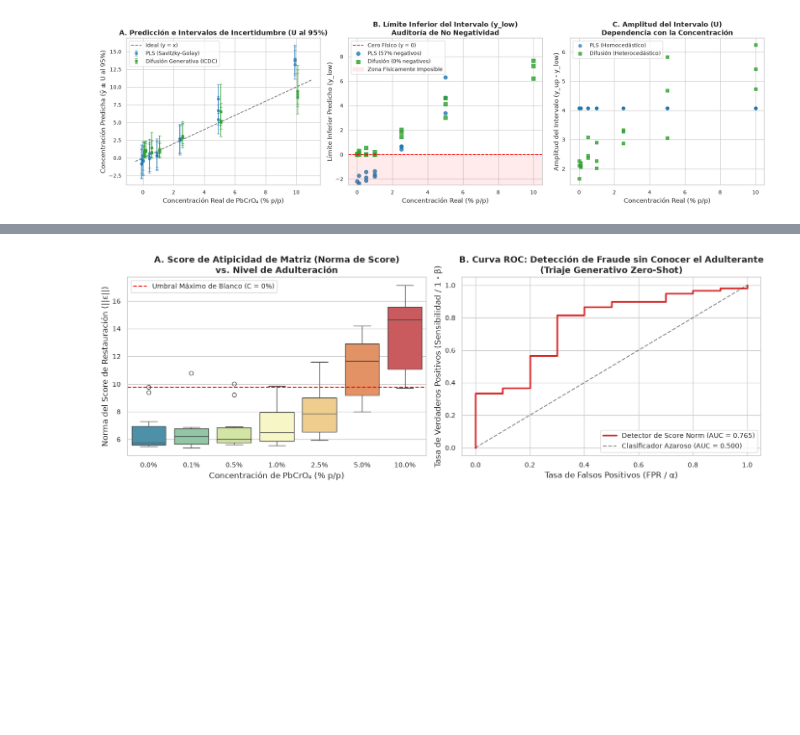
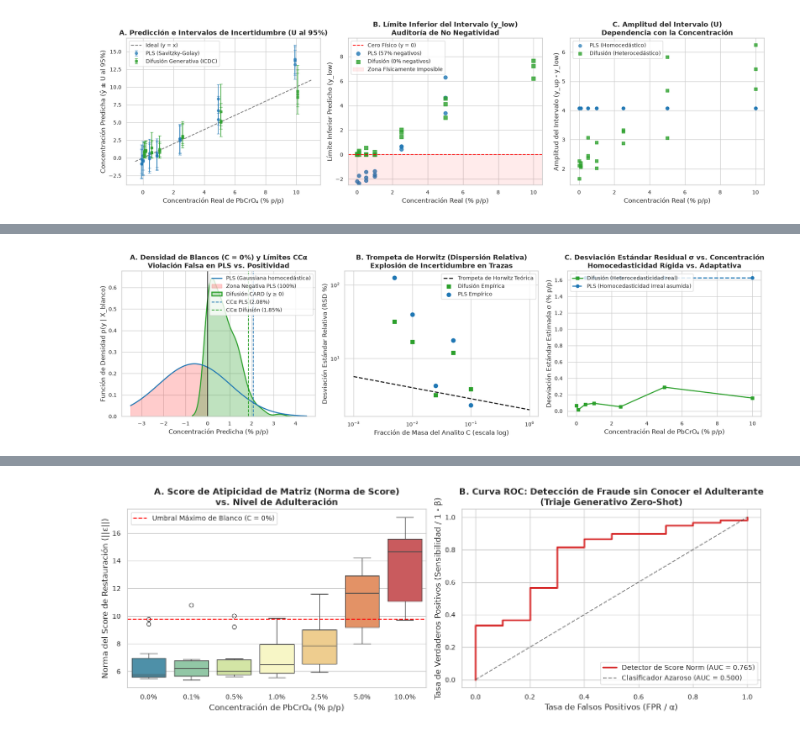
Before and after one commit to DamianPiuselli/quimiometria_difusion, a Jupyter notebook: notebooks/04_estudio_real_adulteracion_curcuma_difusion.ipynb, the cells around one changed output, grey strips where cells are left out. Saved outputs shown, nothing was run; the diff lists cells and outputs as text; code cells hidden in the pictures; blank space fills up the shorter version.

```diff
--- a/notebooks/04_estudio_real_adulteracion_curcuma_difusion.ipynb
+++ b/notebooks/04_estudio_real_adulteracion_curcuma_difusion.ipynb
@@ -495,3 +573,80 @@ df_metrology
+# %%
+# FIGURA 4: Auditoría Metrológica Rigurosa: Densidad en Blancos, Límites ISO y Trompeta de Horwitz
+fig, axes = plt.subplots(1, 3, figsize=(18, 5.2))
+
+# Panel A: Densidad de Predicciones sobre Blancos (C = 0.0%) y Límites CCalpha
+x_grid = np.linspace(-3.5, 4.5, 300)
+# Densidad paramétrica Gaussiana de PLS sobre blancos
+pls_blank_mean = float(np.mean(y_pred_blanks_pls))
+pls_pdf = stats.norm.pdf(x_grid, loc=pls_blank_mean, scale=residual_std_pls)
+axes[0].plot(x_grid, pls_pdf, color="#1f77b4", linewidth=2.0, label="PLS (Gaussiana homocedástica)")
+axes[0].fill_between(x_grid[x_grid < 0], pls_pdf[x_grid < 0], color="red", alpha=0.2, label=f"Zona Negativa PLS ({limits_pls.negative_bound_rate*100:.0f}%)")
+
+# Densidad no paramétrica empírica de Difusión sobre blancos
+sns.kdeplot(posterior_blanks_diff.ravel(), ax=axes[0], color="#2ca02c", fill=True, alpha=0.3, linewidth=2.0, label="Difusión CARD (y ≥ 0)")
+axes[0].axvline(0.0, color="black", linestyle="-", linewidth=1.2)
+axes[0].axvline(limits_pls.cc_alpha, color="#1f77b4", linestyle="--", label=f"CCα PLS ({limits_pls.cc_alpha:.2f}%)")
+axes[0].axvline(limits_diff.cc_alpha, color="#2ca02c", linestyle="--", label=f"CCα Difusión ({limits_diff.cc_alpha:.2f}%)")
+
+axes[0].set_title("A. Densidad de Blancos (C = 0%) y Límites CCα\nViolación Falsa en PLS vs. Positividad", fontweight="bold")
+axes[0].set_xlabel("Concentración Predicha (% p/p)")
+axes[0].set_ylabel("Función de Densidad p(y | X_blanco)")
+axes[0].legend(loc="upper right")
+
+# Panel B: La Trompeta de Horwitz (RSD% vs. Concentración)
+c_horwitz_grid = np.logspace(-3, 0, 100)  # De 0.1% (10^-3) a 100% (10^0) en fracción de masa
+# Ecuación teórica de Horwitz: RSD% = 2 * C^(-0.1505) donde C es fracción de masa
+rsd_horwitz_theory = 2.0 * (c_horwitz_grid ** (-0.1505))
+
+# Dispersión observada en los datos reales
+concs_eval = np.array([0.1, 0.5, 1.0, 2.5, 5.0, 10.0])
+mass_fractions = concs_eval / 100.0  # a fracción de masa
+
+# RSD empírico de las predicciones de Difusión en el test set
+rsd_diff = []
+for c_val in concs_eval:
+    mask_c = (y_test == c_val)
+    if np.sum(mask_c) > 0:
+        pred_c = y_pred_diff[mask_c]
+        rsd_diff.append((np.std(pred_c) / np.mean(pred_c)) * 100.0)
+    else:
+        rsd_diff.append(np.nan)
+
+# RSD empírico de PLS
+rsd_pls = []
+for c_val in concs_eval:
+    mask_c = (y_test == c_val)
+    if np.sum(mask_c) > 0:
+        pred_c = y_pred_pls[mask_c]
+        rsd_pls.append((np.std(pred_c) / max(1e-4, np.mean(pred_c))) * 100.0)
+    else:
+        rsd_pls.append(np.nan)
+
+axes[1].plot(c_horwitz_grid, rsd_horwitz_theory, "k--", linewidth=2.0, label="Trompeta de Horwitz Teórica")
+axes[1].scatter(mass_fractions, rsd_diff, color="#2ca02c", s=60, marker="s", label="Difusión Empírica")
+axes[1].scatter(mass_fractions, rsd_pls, color="#1f77b4", s=60, marker="o", label="PLS Empírico")
+axes[1].set_xscale("log")
+axes[1].set_yscale("log")
+axes[1].set_title("B. Trompeta de Horwitz (Dispersión Relativa)\nExplosión de Incertidumbre en Trazas", fontweight="bold")
+axes[1].set_xlabel("Fracción de Masa del Analito C (escala log)")
+axes[1].set_ylabel("Desviación Estándar Relativa (RSD %)")
+axes[1].legend(loc="upper right")
+
+# Panel C: Heterocedasticidad: Desviación Estándar σ(C) vs Concentración
+diff_stds = [np.std(diff_up[y_test == c] - diff_low[y_test == c]) / 3.92 for c in concs_unique]
+pls_stds = [residual_std_pls for _ in concs_unique]
+
+axes[2].plot(concs_unique, diff_stds, "s-", color="#2ca02c", linewidth=2.0, label="Difusión (Heterocedasticidad real)")
+axes[2].plot(concs_unique, pls_stds, "o--", color="#1f77b4", linewidth=2.0, label="PLS (Homocedasticidad irreal asumida)")
+axes[2].set_title("C. Desviación Estándar Residual σ vs. Concentración\nHomocedasticidad Rígida vs. Adaptativa", fontweight="bold")
+axes[2].set_xlabel("Concentración Real de PbCrO₄ (% p/p)")
+axes[2].set_ylabel("Desviación Estándar Estimada σ (% p/p)")
+axes[2].legend(loc="upper left")
+
+plt.tight_layout()
+plt.show()
+# %% [output]
+[figure, added]
 # %% [markdown]
 ---
 
```
Also changed, not shown: parts of 21 cells of this notebook, 10 other files.
